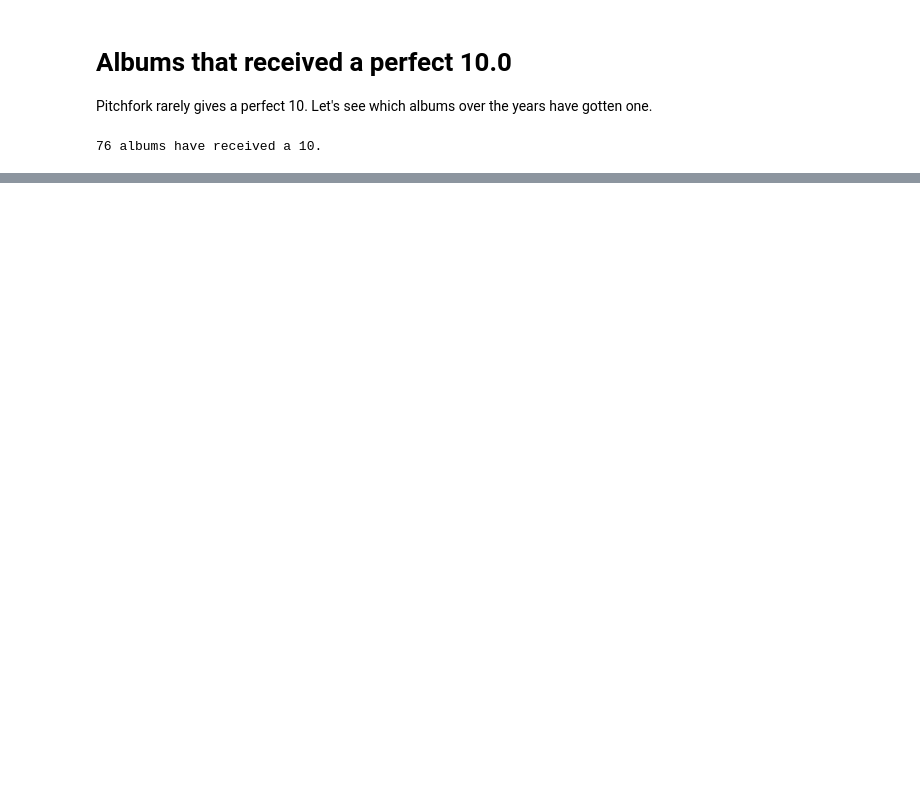
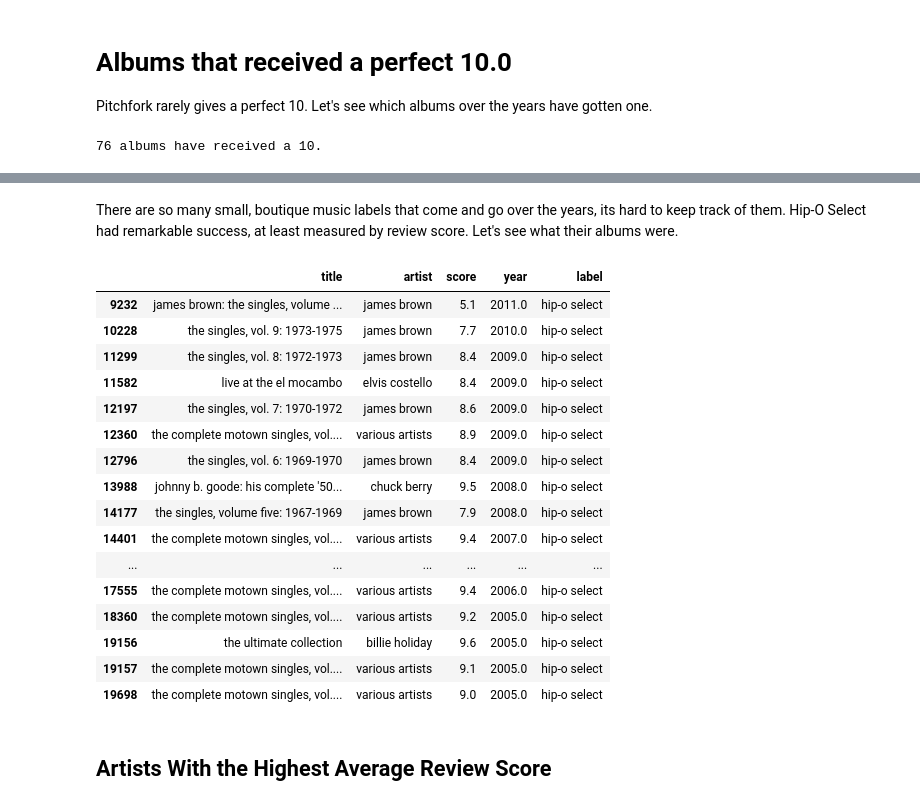
Before and after one commit to MPhillips55/Pitchfork_NLP_Analysis, a Jupyter notebook: Data/Capstone Project 2 - Pitchfork.com Dataset Exploratory Data Analysis.ipynb, the cells around one changed output, grey strips where cells are left out. Saved outputs shown, nothing was run; the diff lists cells and outputs as text; code cells hidden in the pictures; blank space fills up the shorter version.

```diff
--- a/Data/Capstone Project 2 - Pitchfork.com Dataset Exploratory Data Analysis.ipynb
+++ b/Data/Capstone Project 2 - Pitchfork.com Dataset Exploratory Data Analysis.ipynb
@@ -104,0 +86,3 @@ ten_albums.sort_values(by='artist').head(20)
+# %%
+pd.set_option('display.max_rows', 100)
+ten_albums.sort_values(by='artist')
@@ -116,0 +187,26 @@ plt.xlim([1955,2017])
+# %% [markdown]
+There are so many small, boutique music labels that come and go over the years, its hard to keep track of them. Hip-O Select had remarkable success, at least measured by review score. Let's see what their albums were.
+# %%
+df.head()
+hipodf = df.loc[df['label'] == 'hip-o select', ('title', 'artist', 'score', 'year', 'label')]
+hipodf
+# %% [output]
+|  | title | artist | score | year | label |
+| 9232 | james brown: the singles, volume ... | james brown | 5.1 | 2011.0 | hip-o select |
+| 10228 | the singles, vol. 9: 1973-1975 | james brown | 7.7 | 2010.0 | hip-o select |
+| 11299 | the singles, vol. 8: 1972-1973 | james brown | 8.4 | 2009.0 | hip-o select |
+| 11582 | live at the el mocambo | elvis costello | 8.4 | 2009.0 | hip-o select |
+| 12197 | the singles, vol. 7: 1970-1972 | james brown | 8.6 | 2009.0 | hip-o select |
+| 12360 | the complete motown singles, vol.... | various artists | 8.9 | 2009.0 | hip-o select |
+| 12796 | the singles, vol. 6: 1969-1970 | james brown | 8.4 | 2009.0 | hip-o select |
+| 13988 | johnny b. goode: his complete '50... | chuck berry | 9.5 | 2008.0 | hip-o select |
+| 14177 | the singles, volume five: 1967-1969 | james brown | 7.9 | 2008.0 | hip-o select |
+| 14401 | the complete motown singles, vol.... | various artists | 9.4 | 2007.0 | hip-o select |
+| ... | ... | ... | ... | ... | ... |
+| 17555 | the complete motown singles, vol.... | various artists | 9.4 | 2006.0 | hip-o select |
+| 18360 | the complete motown singles, vol.... | various artists | 9.2 | 2005.0 | hip-o select |
+| 19156 | the ultimate collection | billie holiday | 9.6 | 2005.0 | hip-o select |
+| 19157 | the complete motown singles, vol.... | various artists | 9.1 | 2005.0 | hip-o select |
+| 19698 | the complete motown singles, vol.... | various artists | 9.0 | 2005.0 | hip-o select |
+# %% [markdown]
+## Artists With the Highest Average Review Score
```
Also changed, not shown: parts of 31 cells of this notebook, 1 other file.
